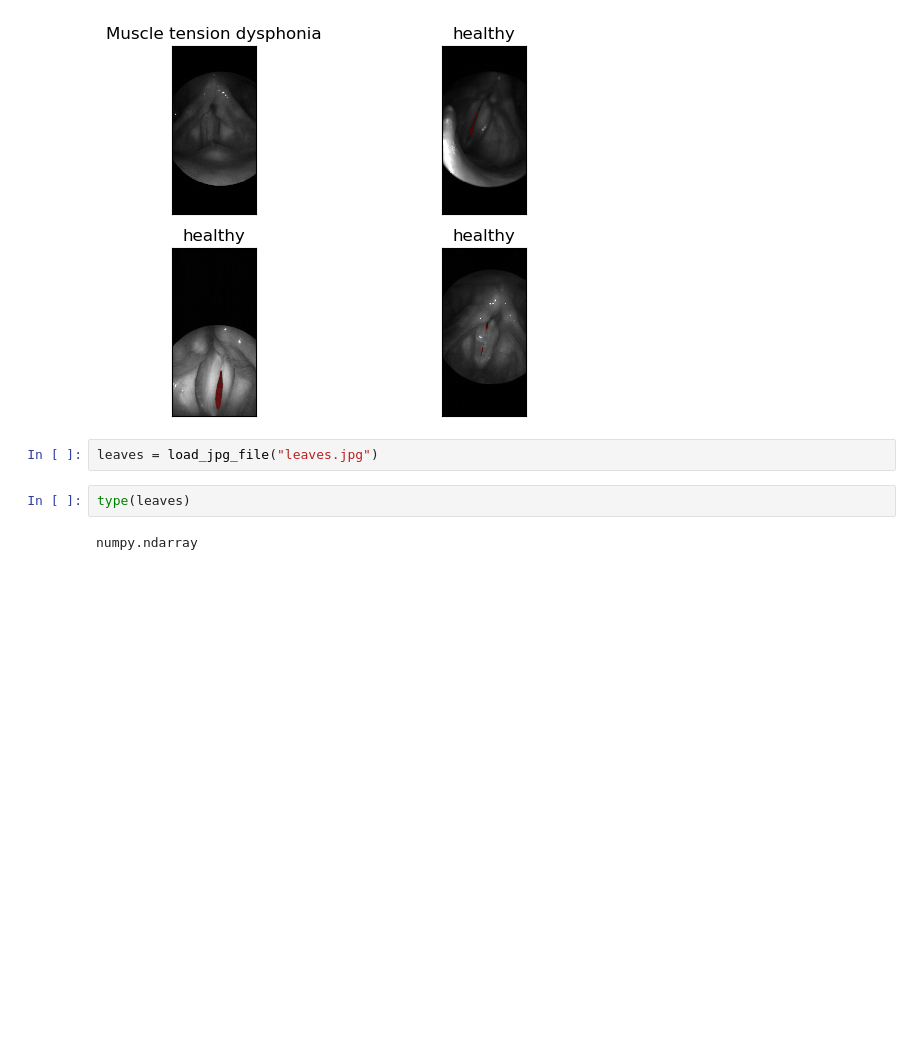
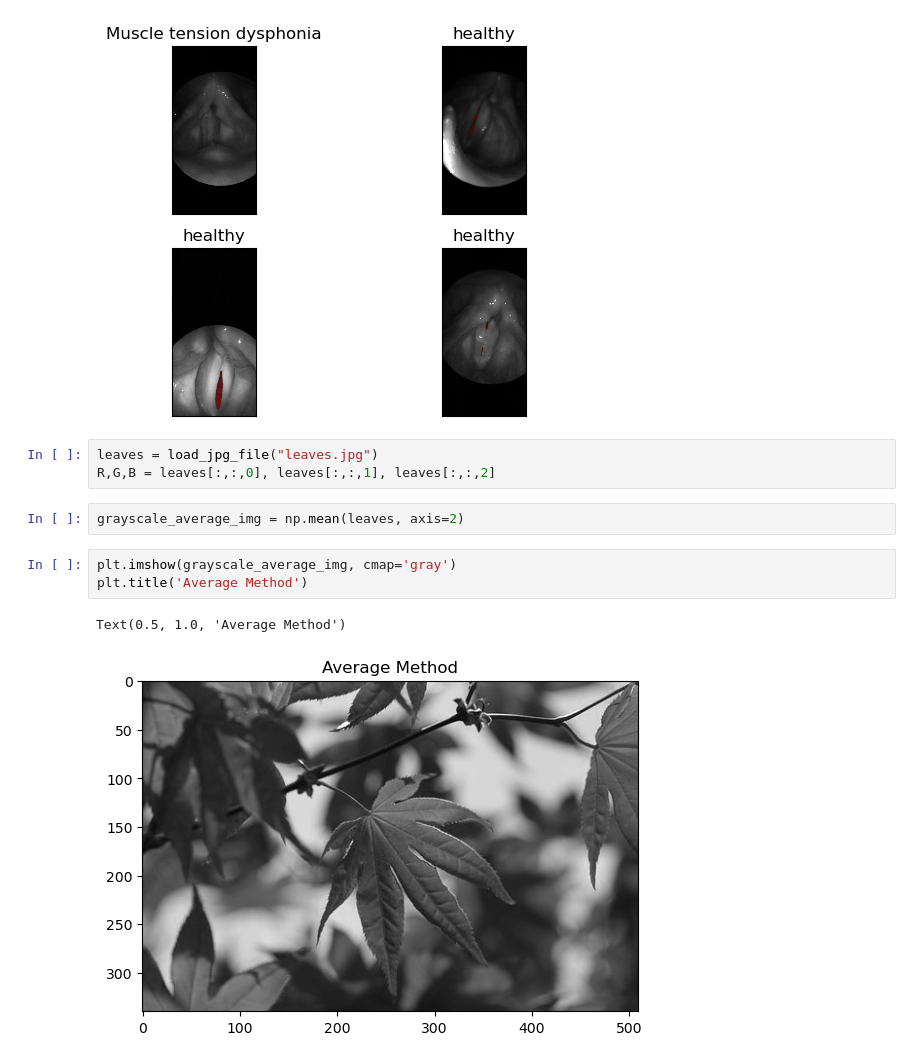
Before and after one commit to KavileBhagavathi/DSSS_Scripts, a Jupyter notebook: Mini_BAGLS_dataset/DSSS Assignment 3.ipynb, the cells around one changed output. Cells and saved outputs as stored; diff of their text form; blank space fills up the shorter version.

```diff
--- a/Mini_BAGLS_dataset/DSSS Assignment 3.ipynb
+++ b/Mini_BAGLS_dataset/DSSS Assignment 3.ipynb
@@ -112,7 +112,12 @@ for row in ax:
 [figure]
 # %%
 leaves = load_jpg_file("leaves.jpg")
+R,G,B = leaves[:,:,0], leaves[:,:,1], leaves[:,:,2]
-# %%
-type(leaves)
-# %% [output]
-numpy.ndarray
+# %%
+grayscale_average_img = np.mean(leaves, axis=2)
+# %%
+plt.imshow(grayscale_average_img, cmap='gray')
+plt.title('Average Method')
+# %% [output]
+Text(0.5, 1.0, 'Average Method')
+[figure, added]
```
Also changed, not shown: parts of 4 cells of this notebook.
